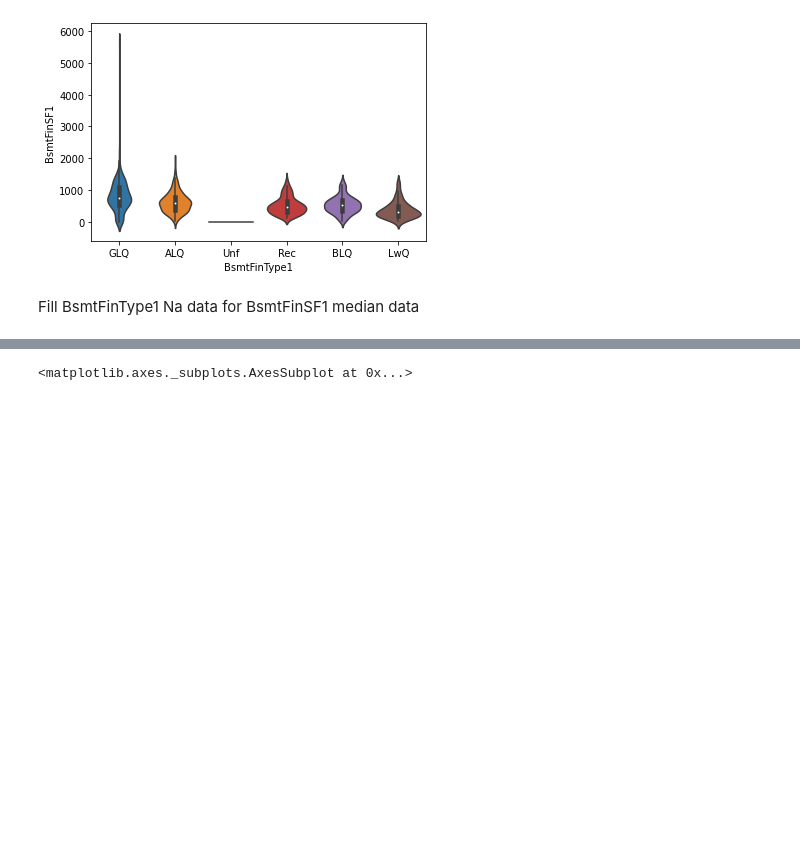
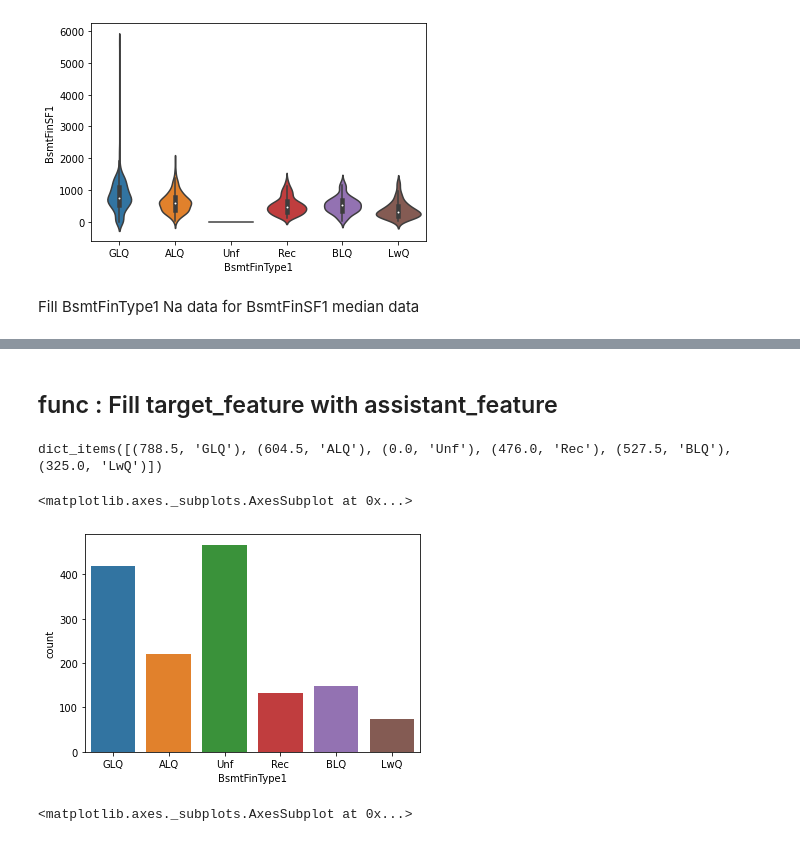
Before and after one commit to marudengi/practice-for-kaggle, a Jupyter notebook: House_Prices.ipynb, the cells around one changed output, grey strips where cells are left out. Saved outputs shown, nothing was run; the diff lists cells and outputs as text; code cells hidden in the pictures; blank space fills up the shorter version.

```diff
--- a/House_Prices.ipynb
+++ b/House_Prices.ipynb
@@ -540,0 +535,7 @@ Fill BsmtFinType1 Na data for BsmtFinSF1 median data
+# %% [markdown]
+## func : Fill target_feature with assistant_feature
+# %%
+SF1_median_for_Type1 = {np.median(train['BsmtFinSF1'].groupby(train['BsmtFinType1']).value_counts()[val].index) : val  for idx, val in enumerate(train['BsmtFinType1'].unique()) if str(val) != 'nan'}
+SF1_median_for_Type1.items()
+# %% [output]
+dict_items([(788.5, 'GLQ'), (604.5, 'ALQ'), (0.0, 'Unf'), (476.0, 'Rec'), (527.5, 'BLQ'), (325.0, 'LwQ')])
@@ -545,3 +556,8 @@ def fill_bsmtFinType(df,feature1,feature2):
+# %%
+sns.countplot(train['BsmtFinType1'])
+# %% [output]
+<matplotlib.axes._subplots.AxesSubplot at 0x...>
+[figure, added]
 # %%
 sns.countplot(train['BsmtFinType2'])
 # %% [output]
```
Also changed, not shown: parts of 30 cells of this notebook.
